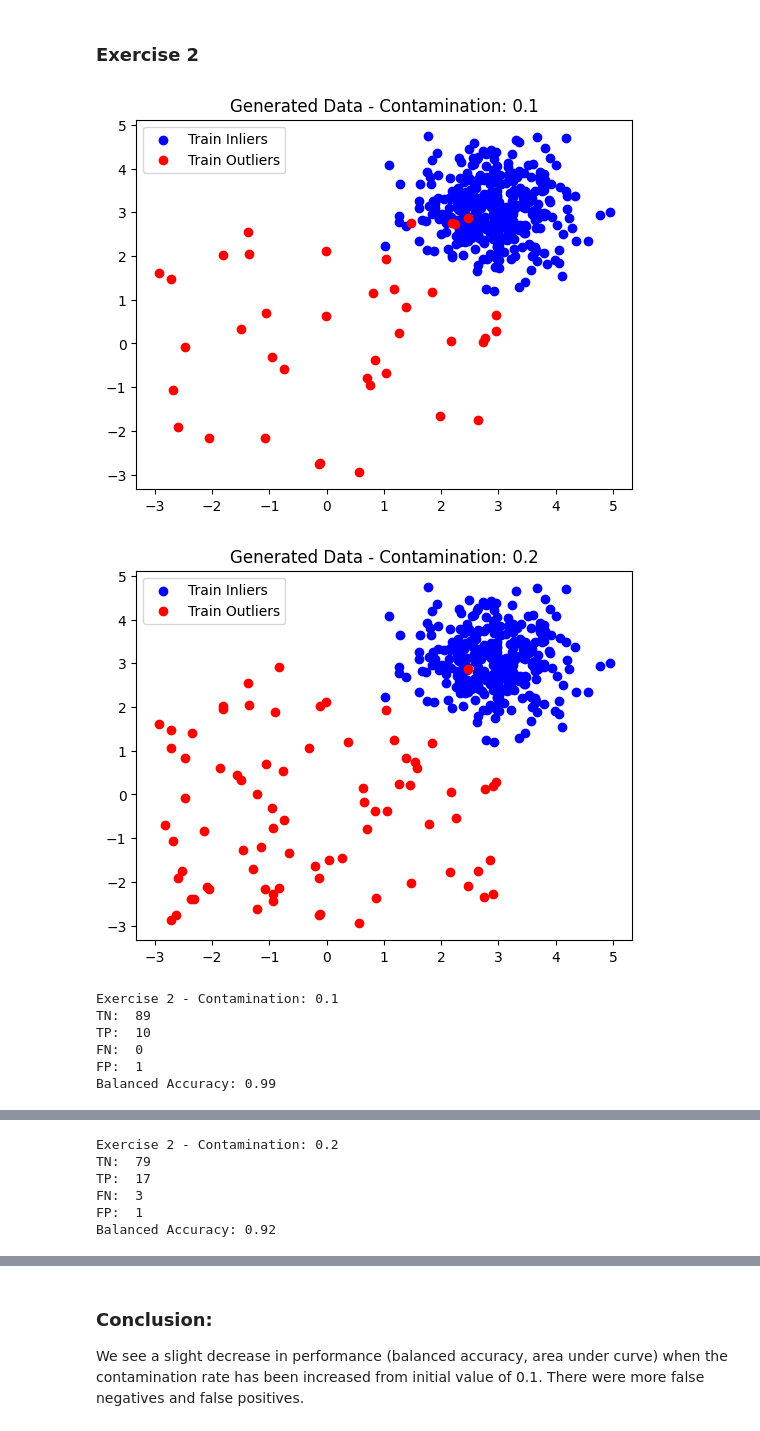
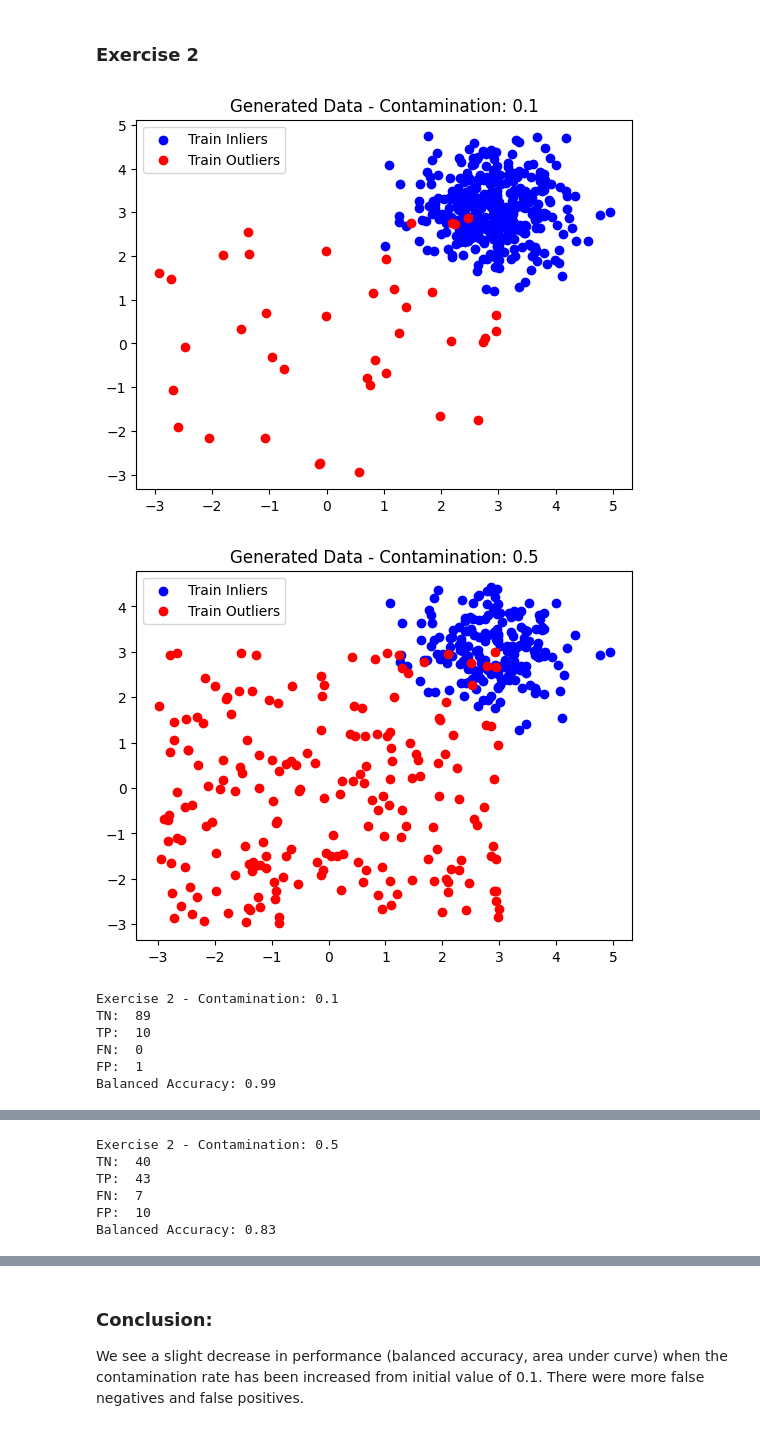
Before and after one commit to Razvan48/Homework-Anomaly-Detection-AD, a Jupyter notebook: Laboratories/Laboratory-1/Laboratory-1.ipynb, the cells around one changed output, grey strips where cells are left out. Saved outputs shown, nothing was run; the diff lists cells and outputs as text; code cells hidden in the pictures.

```diff
--- a/Laboratories/Laboratory-1/Laboratory-1.ipynb
+++ b/Laboratories/Laboratory-1/Laboratory-1.ipynb
@@ -106,35 +106,35 @@ def ex2(train_data, test_data, train_labels, test_labels, contamination):
     print('FN: ', false_negatives)
     print('FP: ', false_positives)
 
     true_positives_rate = true_positives / (true_positives + false_negatives)
     true_negatives_rate = true_negatives / (true_negatives + false_positives)
 
     balanced_accuracy = (true_positives_rate + true_negatives_rate) / 2
 
     print(f'Balanced Accuracy: {balanced_accuracy:.2f}')
 
     test_scores = knn.decision_function(test_data)
     false_positives_rate, true_positives_rate, thresholds = roc_curve(test_labels, test_scores)
     area_under_curve = auc(false_positives_rate, true_positives_rate)
 
     plt.plot(false_positives_rate, true_positives_rate)
     plt.xlabel('False Positives Rate')
     plt.ylabel('True Positives Rate')
     plt.title(f'ROC Curve - Area under Curve: {area_under_curve:.2f}')
     plt.show()
 
 
 contamination_0 = 0.1
 train_data_0, test_data_0, train_labels_0, test_labels_0 = ex1(contamination=contamination_0)
 
-contamination_1 = 0.2
+contamination_1 = 0.5
 train_data_1, test_data_1, train_labels_1, test_labels_1 = ex1(contamination=contamination_1)
 
 ex2(train_data_0, test_data_0, train_labels_0, test_labels_0, contamination_0)
 ex2(train_data_1, test_data_1, train_labels_1, test_labels_1, contamination_1)
 # %% [output]
 [figure]
-[figure, old version]
+[figure, new version]
 Exercise 2 - Contamination: 0.1
 TN:  89
 TP:  10
@@ -142,9 +142,9 @@ FN:  0
 FP:  1
 Balanced Accuracy: 0.99
 [figure]
-Exercise 2 - Contamination: 0.2
-TN:  79
-TP:  17
-FN:  3
-FP:  1
-Balanced Accuracy: 0.92
+Exercise 2 - Contamination: 0.5
+TN:  40
+TP:  43
+FN:  7
+FP:  10
+Balanced Accuracy: 0.83
```
Also changed, not shown: parts of 2 cells of this notebook.
